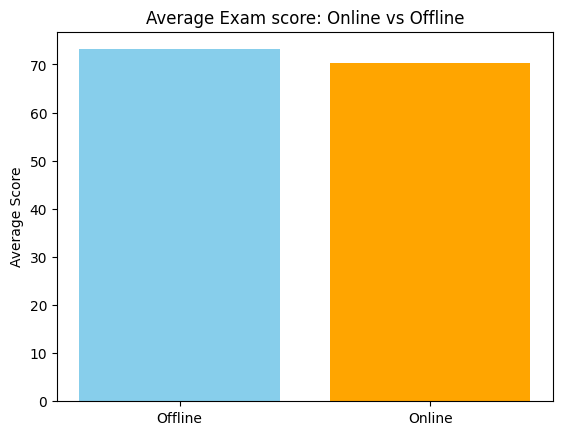
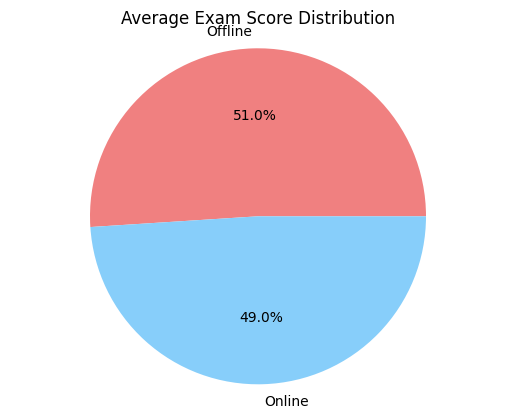
Unified diff of the notebook cell whose output changed from the first chart to the second:
--- before
+++ after
@@ -11,4 +11,9 @@
 print(analysis)
 
+
+plt.pie(analysis.values, labels=analysis.index, autopct="%1.1f%%", colors=["lightcoral","lightskyblue"])
+plt.title("Average Exam Score Distribution")
+plt.axis("equal")
+plt.show()
 
 plt.bar(analysis.index, analysis.values, color=["skyblue","orange"])

Commit: delete plt.pie